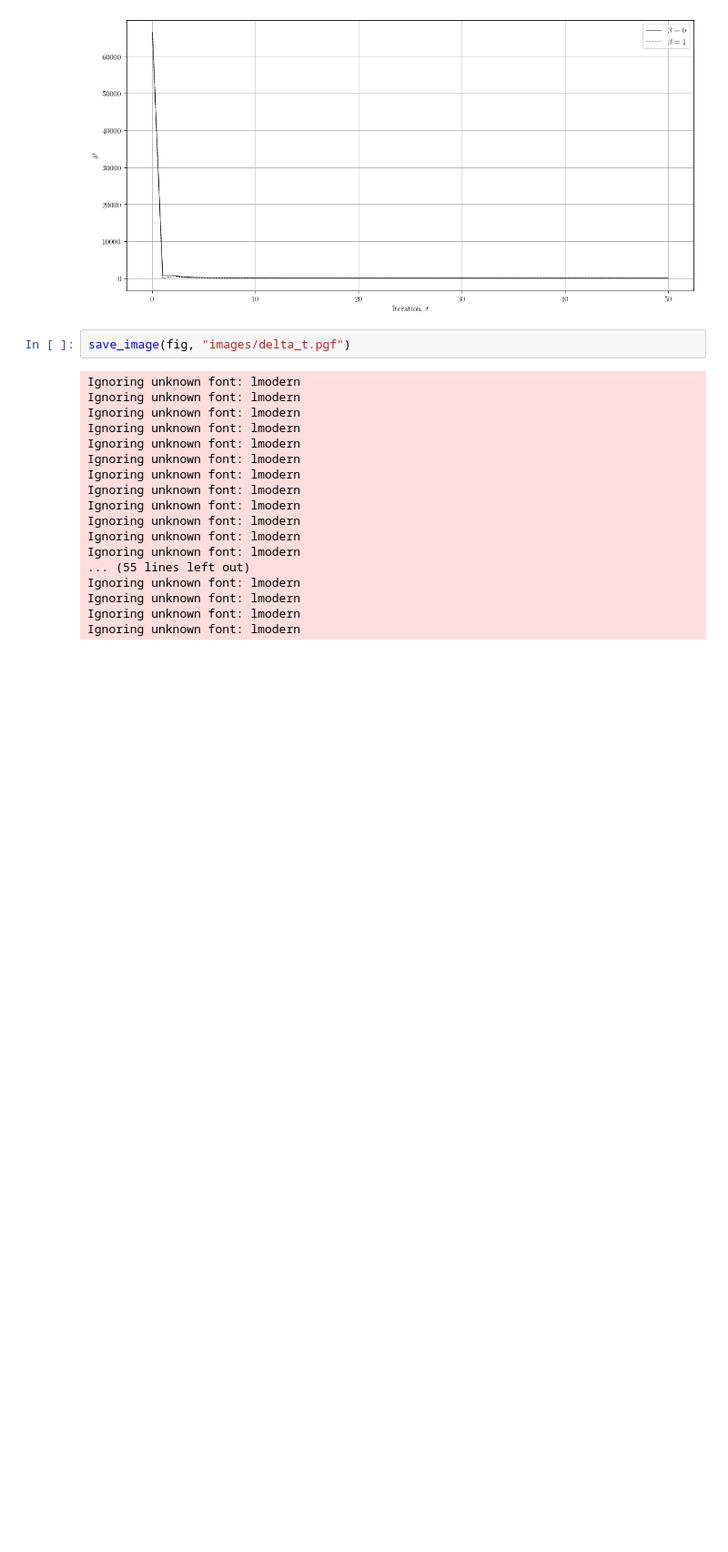
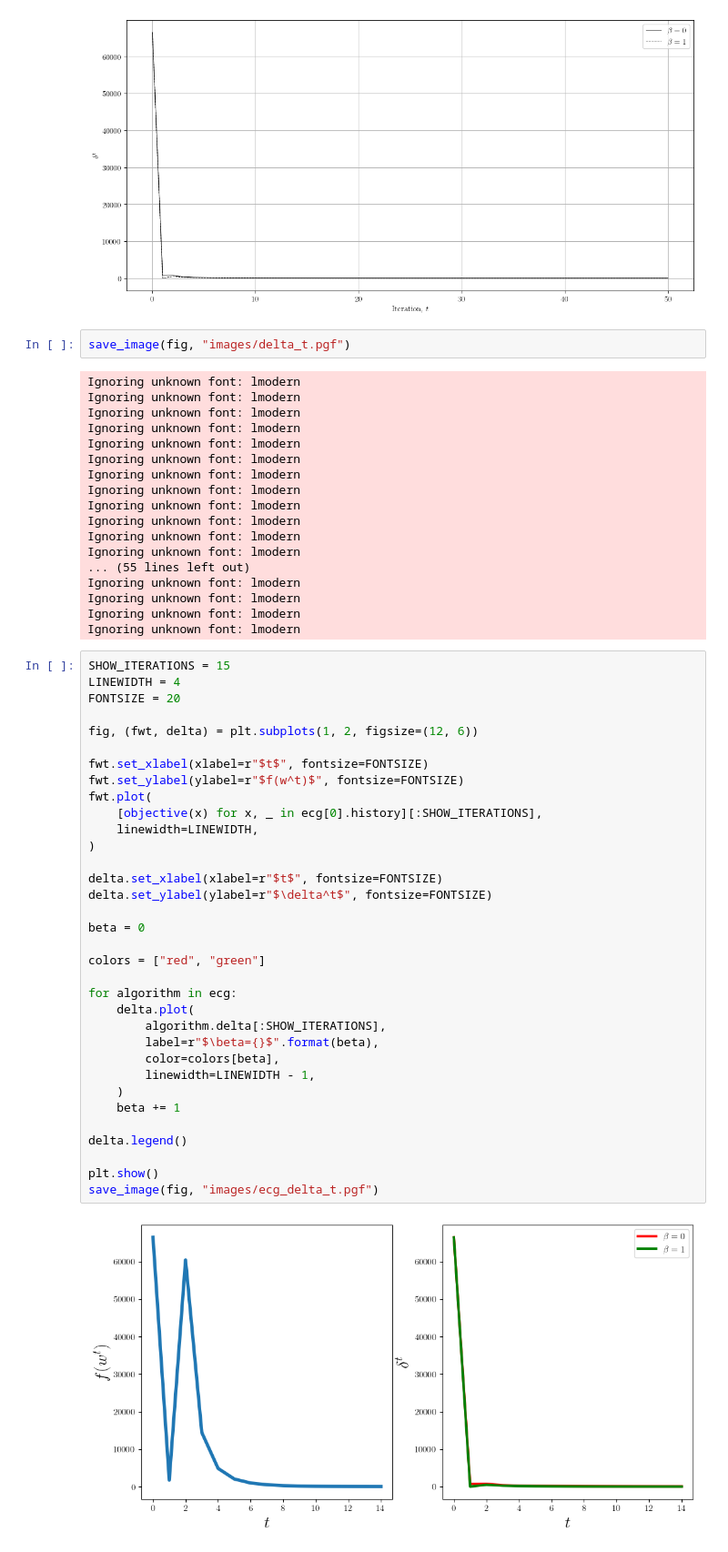
Before and after one commit to geaden/aecg, a Jupyter notebook: aecg.ipynb, the cells around one changed output. Shown at 91% size. Saved outputs shown, nothing was run; the diff lists cells and outputs as text; blank space fills up the shorter version.

```diff
--- a/aecg.ipynb
+++ b/aecg.ipynb
@@ -562,3 +643,39 @@ Ignoring unknown font: lmodern
 Ignoring unknown font: lmodern
 Ignoring unknown font: lmodern
 Ignoring unknown font: lmodern
+# %%
+SHOW_ITERATIONS = 15
+LINEWIDTH = 4
+FONTSIZE = 20
+
+fig, (fwt, delta) = plt.subplots(1, 2, figsize=(12, 6))
+
+fwt.set_xlabel(xlabel=r"$t$", fontsize=FONTSIZE)
+fwt.set_ylabel(ylabel=r"$f(w^t)$", fontsize=FONTSIZE)
+fwt.plot(
+    [objective(x) for x, _ in ecg[0].history][:SHOW_ITERATIONS],
+    linewidth=LINEWIDTH,
+)
+
+delta.set_xlabel(xlabel=r"$t$", fontsize=FONTSIZE)
+delta.set_ylabel(ylabel=r"$\delta^t$", fontsize=FONTSIZE)
+
+beta = 0
+
+colors = ["red", "green"]
+
+for algorithm in ecg:
+    delta.plot(
+        algorithm.delta[:SHOW_ITERATIONS],
+        label=r"$\beta={}$".format(beta),
+        color=colors[beta],
+        linewidth=LINEWIDTH - 1,
+    )
+    beta += 1
+
+delta.legend()
+
+plt.show()
+save_image(fig, "images/ecg_delta_t.pgf")
+# %% [output]
+[figure, added]
```
Also changed, not shown: parts of 9 cells of this notebook, 1 other file.
